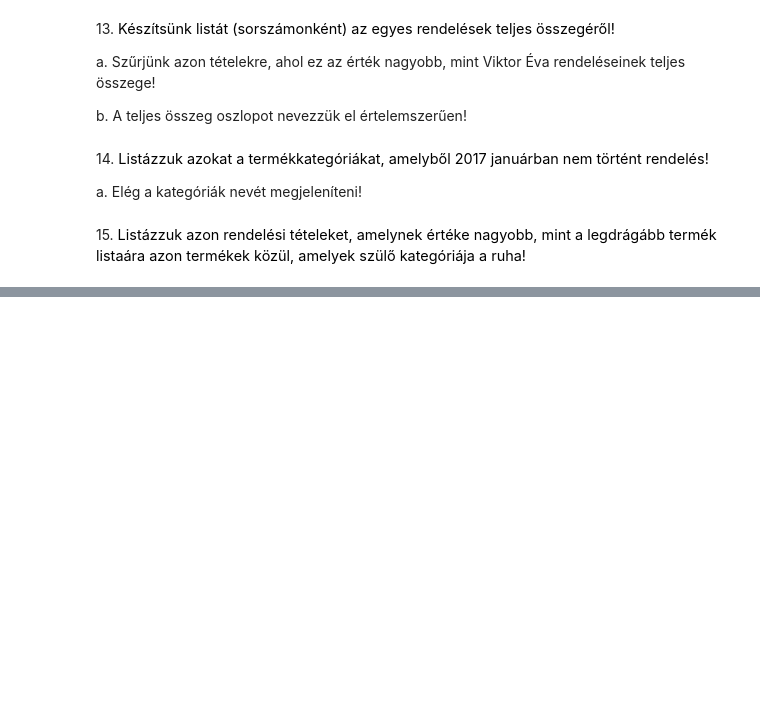
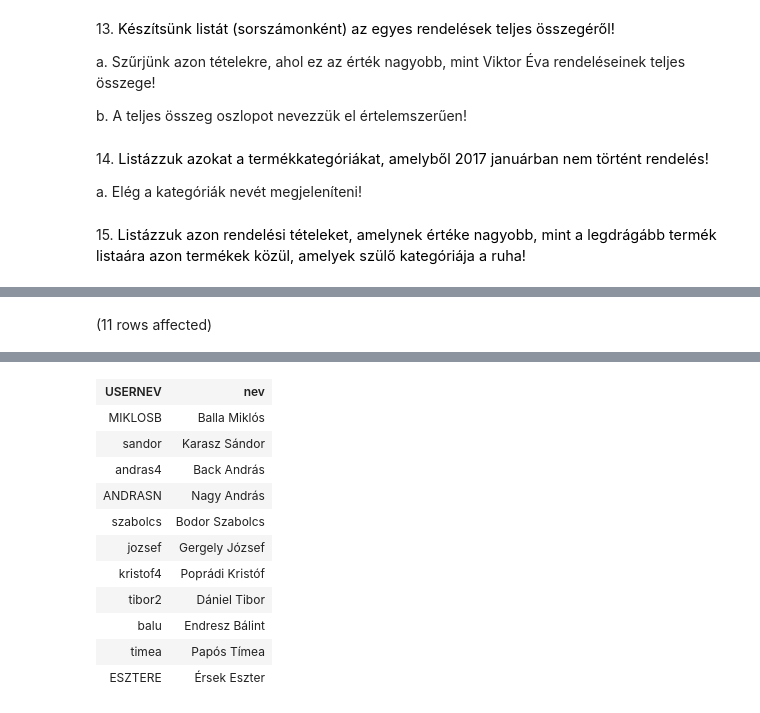
Before and after one commit to wkata/sql_gyak, a Jupyter notebook: gyak6/gyakorlat06_feladatok.ipynb, the cells around one changed output, grey strips where cells are left out. Saved outputs shown, nothing was run; the diff lists cells and outputs as text; code cells hidden in the pictures; blank space fills up the shorter version.

```diff
--- a/gyak6/gyakorlat06_feladatok.ipynb
+++ b/gyak6/gyakorlat06_feladatok.ipynb
@@ -124,0 +239,25 @@ a. Elég a kategóriák nevét megjeleníteni!
+# %%
+--Egészítsük ki a megkezdett lekérdezést, amely listázza azon vendégek azonosítóját és nevét, akik már legalább egyszer foglaltak, és MINDEN ESETBEN összesen két fő számára (felnőtt + gyermek szám összege)!
+
+ --a. A lista ne tartalmazzon ismétlődő sorokat!
+
+SELECT DISTINCT v.USERNEV, v.nev
+
+FROM Vendeg v JOIN Foglalas f ON v.USERNEV = f.UGYFEL_FK
+
+WHERE NOT EXISTS
+
+(
+
+  SELECT *
+
+  FROM Foglalas f2
+
+  WHERE f2.UGYFEL_FK=v.USERNEV
+ AND
+
+               f2.FELNOTT_SZAM + f2.GYERMEK_SZAM <>2
+
+ )
+# %% [output]
+(11 rows affected)
@@ -124,0 +265,12 @@ a. Elég a kategóriák nevét megjeleníteni!
+| USERNEV | nev |
+| MIKLOSB | Balla Miklós |
+| sandor | Karasz Sándor |
+| andras4 | Back András |
+| ANDRASN | Nagy András |
+| szabolcs | Bodor Szabolcs |
+| jozsef | Gergely József |
+| kristof4 | Poprádi Kristóf |
+| tibor2 | Dániel Tibor |
+| balu | Endresz Bálint |
+| timea | Papós Tímea |
+| ESZTERE | Érsek Eszter |
```
Also changed, not shown: parts of 8 cells of this notebook.
